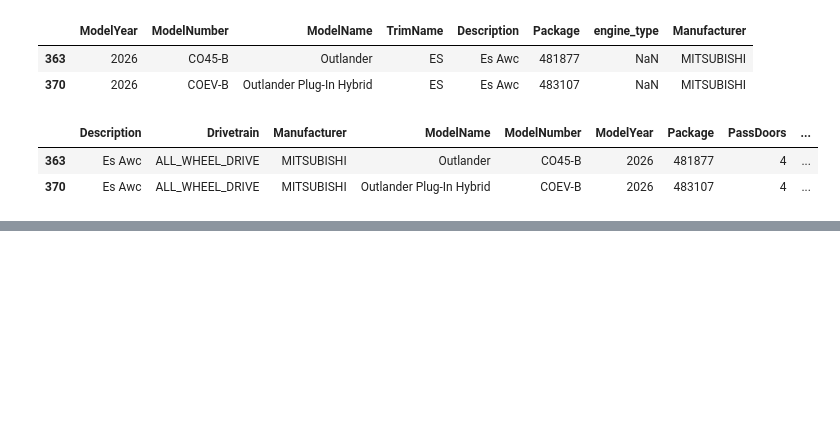
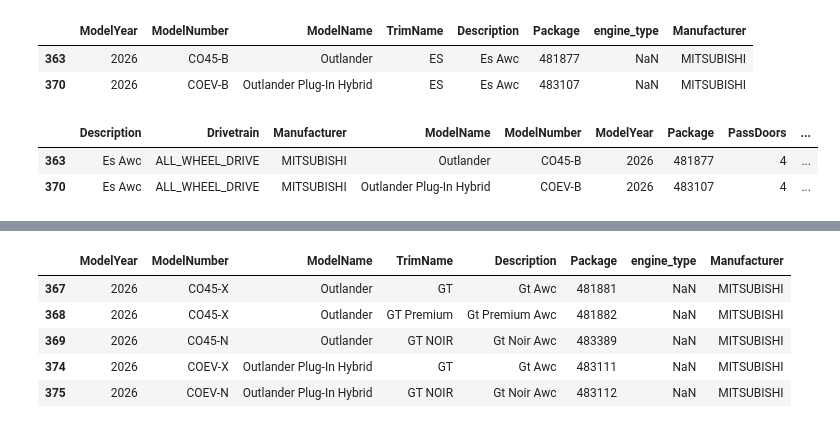
Before and after one commit to MeliPax/OEM_Accessories_v1, a Jupyter notebook: accy_v2/model_lookup/veh_model_service.ipynb, the cells around one changed output, grey strips where cells are left out. Drawn from its saved outputs; the diff is of its cells as text; code cells hidden in the pictures; blank space fills up the shorter version.

```diff
--- a/accy_v2/model_lookup/veh_model_service.ipynb
+++ b/accy_v2/model_lookup/veh_model_service.ipynb
@@ -477,0 +452,23 @@ search_models_by_description(make, year, keywords)
+# %%
+
+year = 2026
+# Manufacturer = "Genesis"
+ModelName = 'outlander'
+trim = 'gt'
+# Description = 'premium'
+
+mitsubishi_df[
+    (1==1)
+    & (mitsubishi_df["ModelYear"] == year)
+    # & (mitsubishi_df["Manufacturer"].str.contains(Manufacturer, case=False))
+    & (mitsubishi_df["ModelName"].str.contains(ModelName, case=False, na=False))
+    & (mitsubishi_df["TrimName"].str.contains(trim, case=False, na=False))
+    # & (mitsubishi_df["Description"].str.contains(Description, case=False, na=False))
+    ][["ModelYear", "ModelNumber", "ModelName", "TrimName", "Description", "Package", "engine_type","Manufacturer"]]
+# %% [output]
+|  | ModelYear | ModelNumber | ModelName | TrimName | Description | Package | engine_type | Manufacturer |
+| 367 | 2026 | CO45-X | Outlander | GT | Gt Awc | 481881 | NaN | MITSUBISHI |
+| 368 | 2026 | CO45-X | Outlander | GT Premium | Gt Premium Awc | 481882 | NaN | MITSUBISHI |
+| 369 | 2026 | CO45-N | Outlander | GT NOIR | Gt Noir Awc | 483389 | NaN | MITSUBISHI |
+| 374 | 2026 | COEV-X | Outlander Plug-In Hybrid | GT | Gt Awc | 483111 | NaN | MITSUBISHI |
+| 375 | 2026 | COEV-N | Outlander Plug-In Hybrid | GT NOIR | Gt Noir Awc | 483112 | NaN | MITSUBISHI |
```
Also changed, not shown: parts of 8 cells of this notebook, 8 other files.
